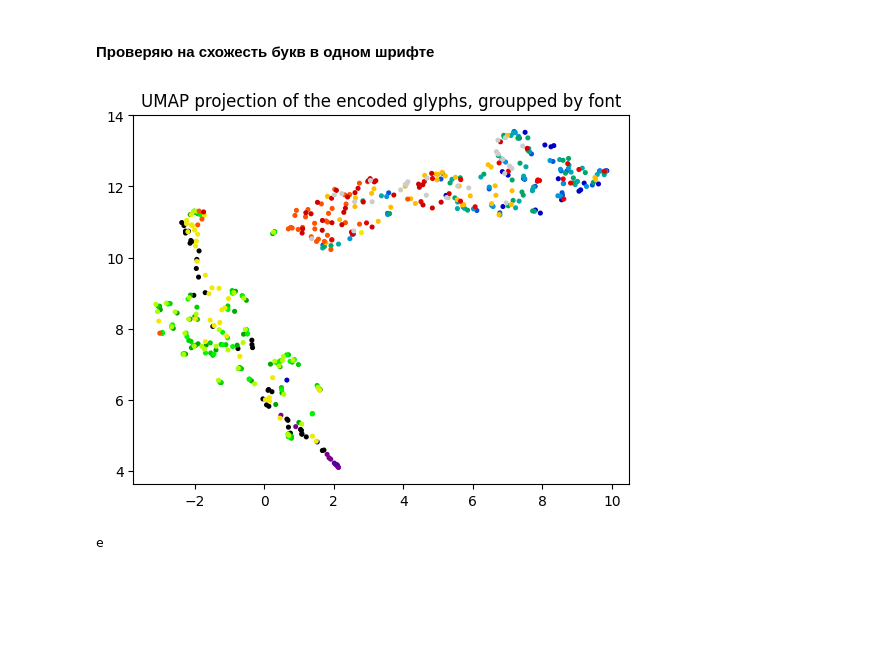
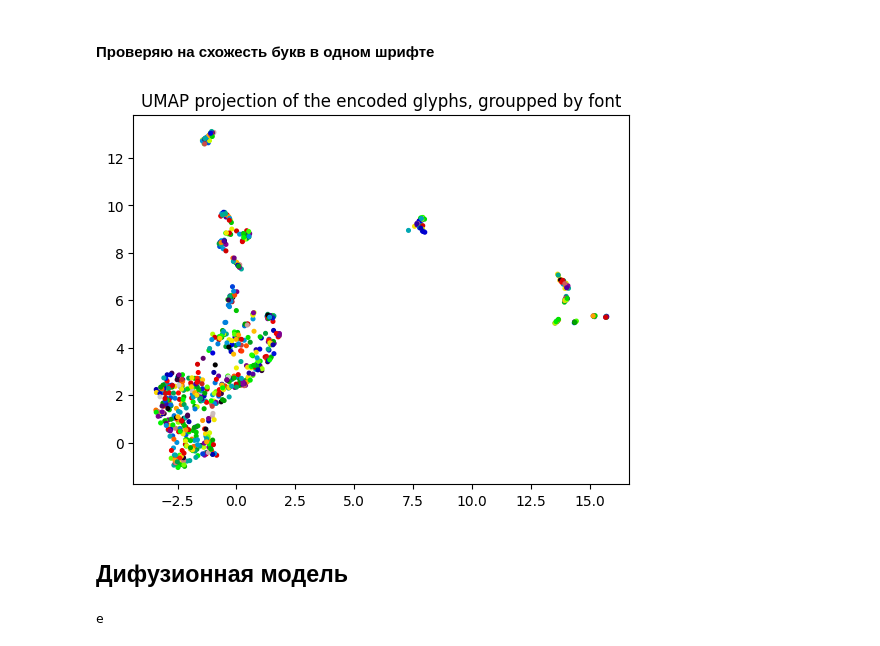
Before and after one commit to flydzen/diploma, a Jupyter notebook: main_difuse.ipynb, the cells around one changed output. Cells and saved outputs as stored; diff of their text form; code cells hidden in the pictures; blank space fills up the shorter version.

```diff
--- a/main_difuse.ipynb
+++ b/main_difuse.ipynb
@@ -590,3 +620,6 @@ CAE(
+# %%
+for i in range(30):
+    scheduler.step()
 # %%
 #!g1.4
 run(
@@ -606,8 +638,8 @@ imgs_num = 6
 plt.figure(figsize=(3 * imgs_num, 8))
 plt.axis('off')
 
-samples = dataloader.x_test[:imgs_num]
-labels = dataloader.y_test[:imgs_num]
+
+samples, labels, _ = dataset_train[1500*imgs_num:1501*imgs_num]
 print(labels)
 labels = labels2one_hot(labels).to(device)
 model_cae.eval()
@@ -669,7 +707,7 @@ def encode_img(d, label):
 encoded_data = []
 y_data = []
 # there are too many images to do it by one execution
-for inp_data, labels in dataloader.iterate():
+for inp_data, labels, _ in test_dataloader:
     inp_data = torch.Tensor(inp_data).to(device)
     y_data.append(labels)
     labels = labels2one_hot(labels).to(device)
@@ -715,16 +749,34 @@ del encoded_data
+# %%
+encoded_data = []
+fonts_data = []
+for i, (inp_data, labels, fonts) in enumerate(test_dataloader):
+    inp_data = torch.Tensor(inp_data).to(device)
+    labels = labels2one_hot(labels).to(device)
+    fonts_data.append(fonts)
+
+    encoded_batch = encode_img(inp_data, labels)
+    encoded_data.append(encoded_batch)
+    if i == 2:
+        break
+
+fonts_data = np.concatenate(fonts_data, axis=0)
+encoded_data = to_numpy(torch.cat(encoded_data, 0))
+
+embedding_fonts = umap_model.fit_transform(encoded_data)
+del encoded_data
 # %%
-unique_fonts = np.unique(font_names).tolist()
-colors = [unique_fonts.index(i) for i in font_names]
+unique_fonts = np.unique(fonts_data).tolist()
+colors = [unique_fonts.index(i) for i in fonts_data]
 
 plt.scatter(
     embedding_fonts[:, 0], embedding_fonts[:, 1],
     c=colors,
     cmap='nipy_spectral', s=7
 )
 plt.title('UMAP projection of the encoded glyphs, groupped by font');
 plt.show()
 # %% [output]
-[figure, old version]
+[figure, new version]
 # %%
 del embedding_fonts
 del umap_model
@@ -733,2 +783,4 @@ del umap_model
+# %% [markdown]
+## Дифузионная модель
 # %%
 #!g1.4
```
Also changed, not shown: parts of 20 cells of this notebook, 3 other files.
